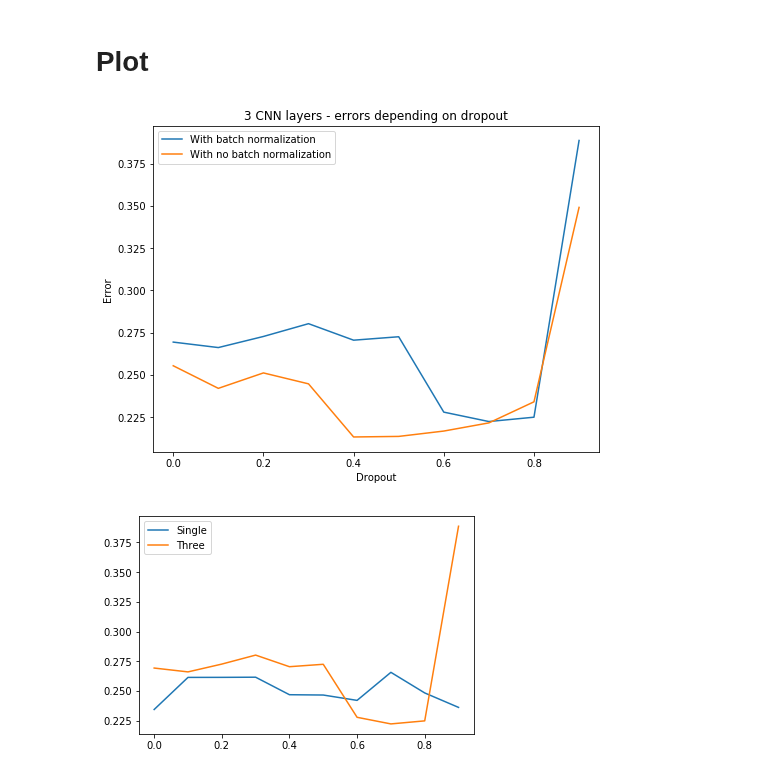
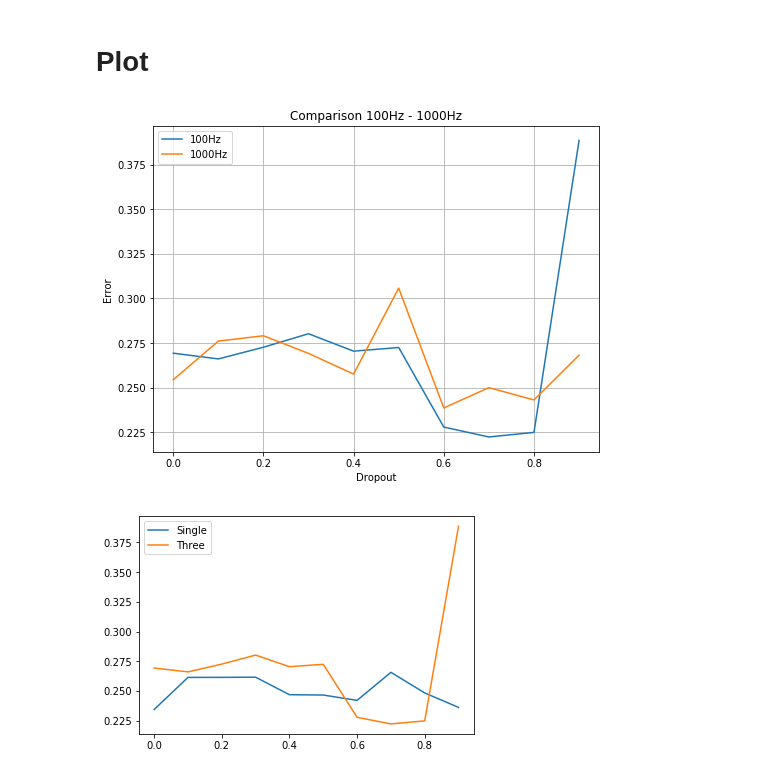
Before and after one commit to deatinor/EEG, a Jupyter notebook: stefano/plot.ipynb, the cells around one changed output. Saved outputs shown, nothing was run; the diff lists cells and outputs as text; code cells hidden in the pictures.

```diff
--- a/stefano/plot.ipynb
+++ b/stefano/plot.ipynb
@@ -40,8 +40,9 @@ Reading data from /home/stefano/EEG//stefano//
 Reading data from /home/stefano/EEG//stefano//__pycache__//
 Reading data from /home/stefano/EEG//stefano//notebook//
 # %%
-single_layer=read_pickle(folder.stored.file('single'))
+single_layer=read_pickle(folder.stored.file('double'))
 three_layers=read_pickle(folder.stored.file('three'))
+three_layers_1000hz=read_pickle(folder.stored.file('1000hz'))
 three_layers_no_batch=read_pickle(folder.stored.file('three_layers_no_batch'))
 three_layers_1cnn=read_pickle(folder.stored.file('three_layers_1cnn'))
 # %% [markdown]
@@ -63,21 +64,21 @@ def get_performance(results):
 # %%
 plt.figure(figsize=(8,6))
 
 errors_train,errors_validation,errors_test=get_performance(three_layers)
 # plt.plot(dropout_values,errors_train)
-plt.plot(dropout_values,errors_test,label='With batch normalization')
+plt.plot(dropout_values,errors_test,label='100Hz')
 
-errors_train,errors_validation,errors_test=get_performance(three_layers_1cnn)
+errors_train,errors_validation,errors_test=get_performance(three_layers_1000hz)
 # plt.plot(dropout_values,errors_train)
-plt.plot(dropout_values,errors_test,label='With no batch normalization')
-plt.title('3 CNN layers - errors depending on dropout')
+plt.plot(dropout_values,errors_test,label='1000Hz')
+plt.title('Comparison 100Hz - 1000Hz')
 plt.xlabel('Dropout')
 plt.ylabel('Error')
 plt.legend()
-
+plt.grid()
 plt.show()
 # %% [output]
-[figure, old version]
+[figure, new version]
 # %%
 errors_train,errors_validation,errors_test=get_performance(single_layer)
 # plt.plot(dropout_values,errors_train)
```
Also changed, not shown: 8 other files.
